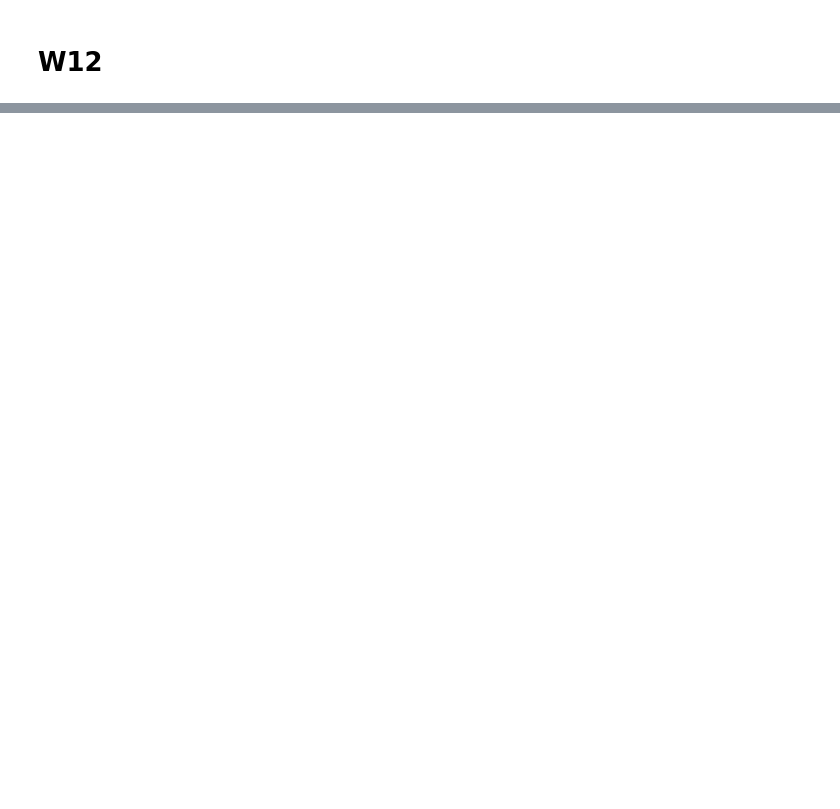
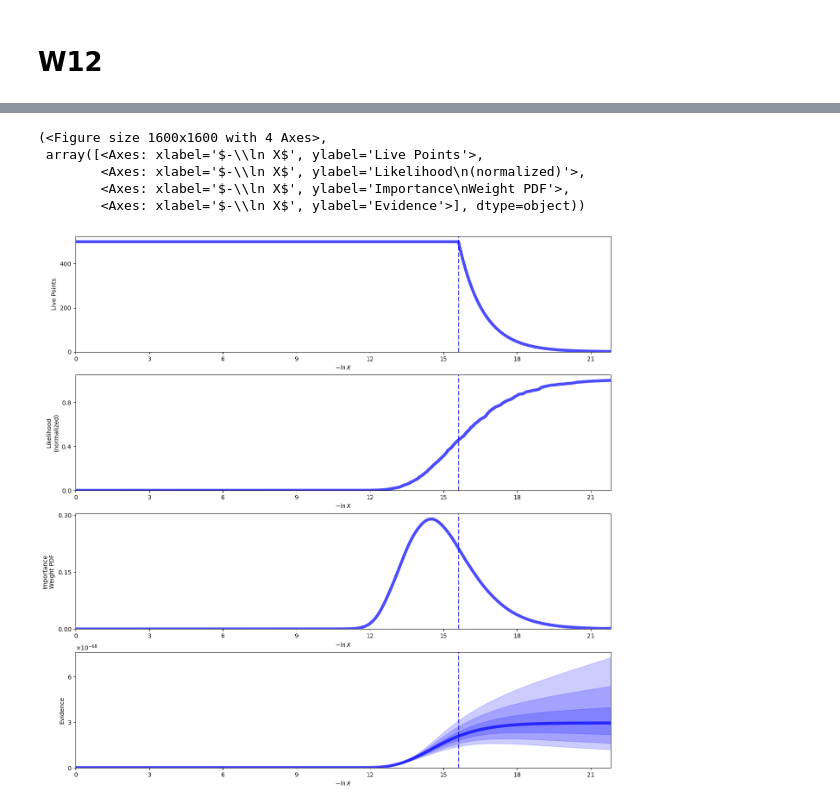
Before and after one commit to LorenzaImpicciche/astrostatistics_bicocca_2025, a Jupyter notebook: working/W12.ipynb, the cells around one changed output, grey strips where cells are left out. Drawn from its saved outputs; the diff is of its cells as text; code cells hidden in the pictures; blank space fills up the shorter version.

```diff
--- a/working/W12.ipynb
+++ b/working/W12.ipynb
@@ -85,0 +21,23 @@ WARNING:root:Too few points to create valid contours
+# %%
+def burst_model(t, b, A, t0, alpha):
+    expo=np.clip(-alpha * (t - t0), -700, 700) # to avoid warning overflow
+    return np.where(t<t0, b, b+A*np.exp(expo))
+# %%
+def log_likelihood(theta):
+    b, A, t0, ln_alpha = theta
+    alpha = np.exp(ln_alpha)
+    model = burst_model(t, b, A, t0, alpha)
+    return -0.5 * np.sum(((flux-model)/err)**2+np.log(2*np.pi*err**2))
+# %%
+def prior_transform(u):
+    b=50*u[0]
+    A=50*u[1]
+    t0=100*u[2]
+    ln_alpha=-5+10*u[3]  # ln_alpha ∈ [-5, 5]
+    return [b, A, t0, ln_alpha]
+# %%
+with warnings.catch_warnings():
+    warnings.simplefilter("ignore", category=RuntimeWarning)
+    dsampler_burst = NestedSampler(log_likelihood, prior_transform, ndim=4, nlive=500)
+    dsampler_burst.run_nested()
+res_burst = dsampler_burst.results
@@ -85,0 +57,9 @@ WARNING:root:Too few points to create valid contours
+# %%
+dyplot.runplot(res_burst)
+# %% [output]
+(<Figure size 1600x1600 with 4 Axes>,
+ array([<Axes: xlabel='$-\\ln X$', ylabel='Live Points'>,
+        <Axes: xlabel='$-\\ln X$', ylabel='Likelihood\n(normalized)'>,
+        <Axes: xlabel='$-\\ln X$', ylabel='Importance\nWeight PDF'>,
+        <Axes: xlabel='$-\\ln X$', ylabel='Evidence'>], dtype=object))
+[figure, added]
```
Also changed, not shown: parts of 34 cells of this notebook.
